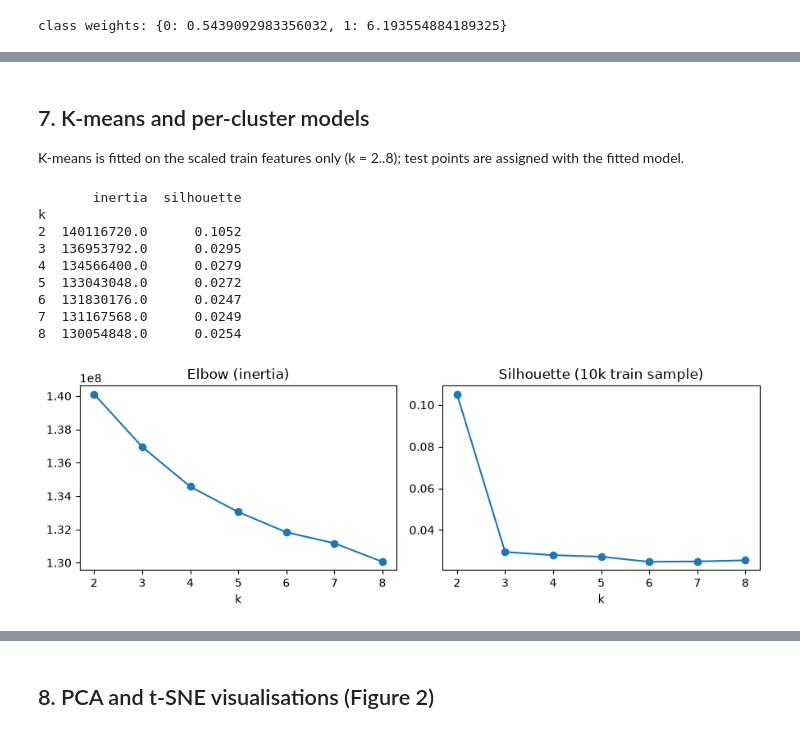
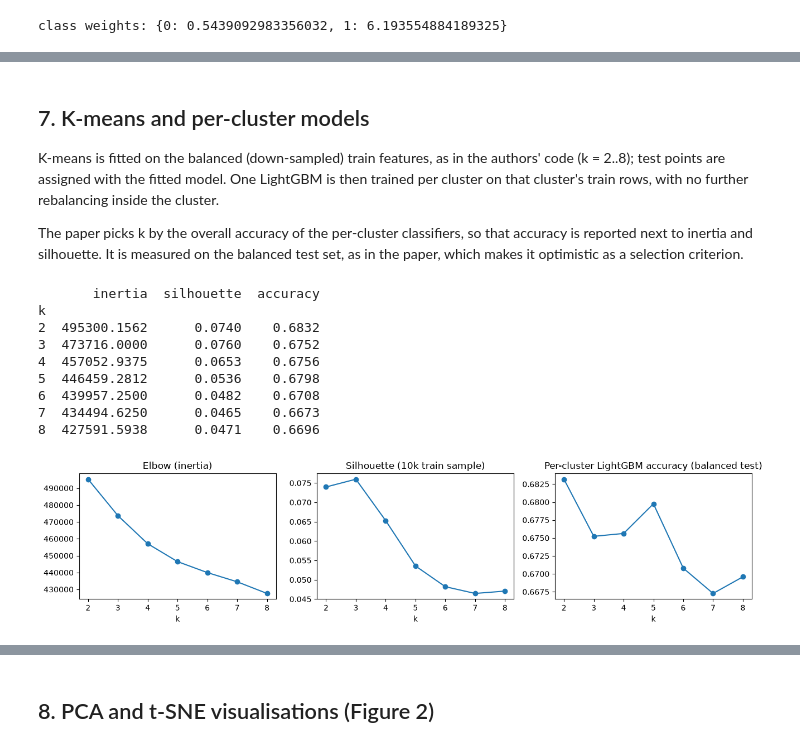
Before and after one commit to SingularityT3/loanliness, a Jupyter notebook: loan_pipeline.ipynb, the cells around one changed output, grey strips where cells are left out. Cells and saved outputs as stored; diff of their text form; code cells hidden in the pictures.

Commit message:
follow paper setup: drop EXT_SOURCE, min-max scaling, balanced test

```diff
--- a/loan_pipeline.ipynb
+++ b/loan_pipeline.ipynb
@@ -25,6 +25,7 @@ CONFIG = {
     "test_size": 0.2,
     "missing_col_thresh": 0.30,   # drop columns with more than this fraction missing
     "impute_mode": "mean",        # "mean": fill with train means (keep all rows), "drop_rows": paper-style
+    "drop_ext_source": True,      # the paper leaves EXT_SOURCE_1..3 out (section III-A, and the authors' code drops them)
     "cat_label_max_card": 2,      # categoricals with <= this many levels are label encoded, rest one-hot
 }
 # %%
@@ -131,6 +132,8 @@ df[count_cols] = df[count_cols].fillna(0)
 ids = df["SK_ID_CURR"]
 y = df["TARGET"].astype("int8")
 X = df.drop(columns=["SK_ID_CURR", "TARGET"])
+if CONFIG["drop_ext_source"]:
+    X = X.drop(columns=[c for c in X.columns if "EXT_SOURCE" in c])
 for c in X.select_dtypes(exclude="number").columns:
     X[c] = X[c].astype(object)
 del df; gc.collect()
@@ -193,6 +196,6 @@ Binary / low-cardinality categoricals are label encoded, the rest one-hot encode
 # %%
 import re
-from sklearn.preprocessing import OneHotEncoder, OrdinalEncoder, StandardScaler
+from sklearn.preprocessing import MinMaxScaler, OneHotEncoder, OrdinalEncoder, StandardScaler
 
 card = X_train_imp[cat_cols].nunique()
 label_cols = card[card <= CONFIG["cat_label_max_card"]].index.tolist()
@@ -208,8 +211,8 @@ encoder = ColumnTransformer([
 X_train_enc = encoder.fit_transform(X_train_imp)
 X_test_enc = encoder.transform(X_test_imp)
 
-# scale only the original numeric columns (label/one-hot outputs stay 0/1)
-scaler = ColumnTransformer([("num", StandardScaler(), num_cols)],
+# min-max scale the numeric columns; label/one-hot outputs are already 0/1, so all features share the [0, 1] range
+scaler = ColumnTransformer([("num", MinMaxScaler(), num_cols)],
                            remainder="passthrough", verbose_feature_names_out=False).set_output(transform="pandas")
 X_train_s = scaler.fit_transform(X_train_enc).astype("float32")
 X_test_s = scaler.transform(X_test_enc).astype("float32")
@@ -374,0 +397,10 @@ balanced test: (9930, 702) 0.5
+# %%
+# why SMOTE does nothing for the tree model: synthetic rows are recognisable, so "looks synthetic" becomes the positive rule
+n_real = len(X_train_s)
+m = fitted["LightGBM", "SMOTE"]
+print(f"LightGBM trained on SMOTE data predicts positive for {m.predict(X_smote.iloc[n_real:]).mean():.1%} of synthetic positives, "
+      f"{m.predict(X_train_s[y_train == 1]).mean():.1%} of real train positives, {m.predict(X_test_s[y_test == 1]).mean():.1%} of real test positives")
+binary = [c for c in feature_names if X_train_s[c].isin([0, 1]).all()]
+frac = (~X_smote.iloc[n_real:][binary].isin([0, 1])).any(axis=1).mean()
+print(f"{frac:.1%} of synthetic rows have a non-0/1 value in one of the {len(binary)} binary columns (real rows: 0%)")
+del X_smote, y_smote, setups, fitted; gc.collect();
@@ -434,36 +483,58 @@ pd.DataFrame(res).T.round(3)
 # %% [markdown]
 ## 7. K-means and per-cluster models
 
-K-means is fitted on the scaled train features only (k = 2..8); test points are assigned with the fitted model.
+K-means is fitted on the balanced (down-sampled) train features, as in the authors' code (k = 2..8); test points are assigned with the fitted model. One LightGBM is then trained per cluster on that cluster's train rows, with no further rebalancing inside the cluster.
+
+The paper picks k by the overall accuracy of the per-cluster classifiers, so that accuracy is reported next to inertia and silhouette. It is measured on the balanced test set, as in the paper, which makes it optimistic as a selection criterion.
 # %%
 import matplotlib.pyplot as plt
 from sklearn.cluster import KMeans
 from sklearn.metrics import confusion_matrix, silhouette_score
 
-Xtr = X_train_s.to_numpy()
-sil_idx = np.random.default_rng(CONFIG["seed"]).choice(len(Xtr), 10000, replace=False)   # silhouette is O(n^2)
+
+def fit_per_cluster(kmodel):
+    # one LightGBM per cluster on the balanced train rows of that cluster
+    cl = kmodel.labels_
+    return {c: fit_lgbm(X_train_bal[cl == c], y_train_bal[cl == c]) for c in range(kmodel.n_clusters)}
+
+
+def predict_per_cluster(kmodel, models, Xs):
+    # assign rows to clusters with the fitted k-means, then score each row with its cluster's model
+    cl = kmodel.predict(Xs.to_numpy())
+    prob = np.zeros(len(Xs))
+    for c, m in models.items():
+        if (cl == c).any():
+            prob[cl == c] = m.predict_proba(Xs[cl == c])[:, 1]
+    return cl, prob
+
+
+Xkm = X_train_bal.to_numpy()
+sil_idx = np.random.default_rng(CONFIG["seed"]).choice(len(Xkm), 10000, replace=False)   # silhouette is O(n^2)
 km = {}
 rows = []
 for k in range(2, 9):
-    km[k] = KMeans(k, n_init=3, random_state=CONFIG["seed"]).fit(Xtr)
+    km[k] = KMeans(k, n_init=3, random_state=CONFIG["seed"]).fit(Xkm)
+    _, prob = predict_per_cluster(km[k], fit_per_cluster(km[k]), X_test_bal)
     rows.append({"k": k, "inertia": km[k].inertia_,
-                 "silhouette": silhouette_score(Xtr[sil_idx], km[k].labels_[sil_idx])})
+                 "silhouette": silhouette_score(Xkm[sil_idx], km[k].labels_[sil_idx]),
+                 "accuracy": accuracy_score(y_test_bal, prob > 0.5)})
 ksel = pd.DataFrame(rows).set_index("k")
 print(ksel.round(4))
 
-fig, ax = plt.subplots(1, 2, figsize=(9, 3.2))
+fig, ax = plt.subplots(1, 3, figsize=(13, 3.2))
 ksel["inertia"].plot(marker="o", ax=ax[0], title="Elbow (inertia)")
 ksel["silhouette"].plot(marker="o", ax=ax[1], title="Silhouette (10k train sample)")
+ksel["accuracy"].plot(marker="o", ax=ax[2], title="Per-cluster LightGBM accuracy (balanced test)")
 plt.tight_layout(); plt.savefig(OUT / "kmeans_selection.png", dpi=130); plt.show()
 # %% [output]
-       inertia  silhouette
+       inertia  silhouette  accuracy
 k
-2  140116720.0      0.1052
-3  136953792.0      0.0295
-4  134566400.0      0.0279
-5  133043048.0      0.0272
-6  131830176.0      0.0247
-7  131167568.0      0.0249
-8  130054848.0      0.0254
+2  495300.1562      0.0740    0.6832
+3  473716.0000      0.0760    0.6752
+4  457052.9375      0.0653    0.6756
+5  446459.2812      0.0536    0.6798
+6  439957.2500      0.0482    0.6708
+7  434494.6250      0.0465    0.6673
+8  427591.5938      0.0471    0.6696
-[figure, old version]
+[figure, new version]
 # %%
```
Also changed, not shown: parts of 25 cells of this notebook.
